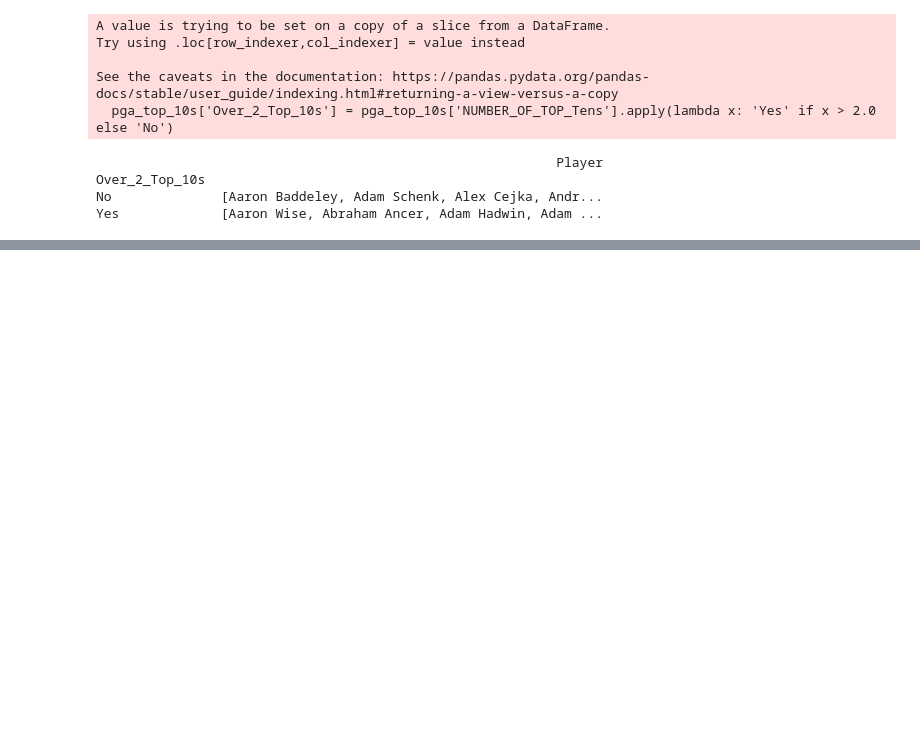
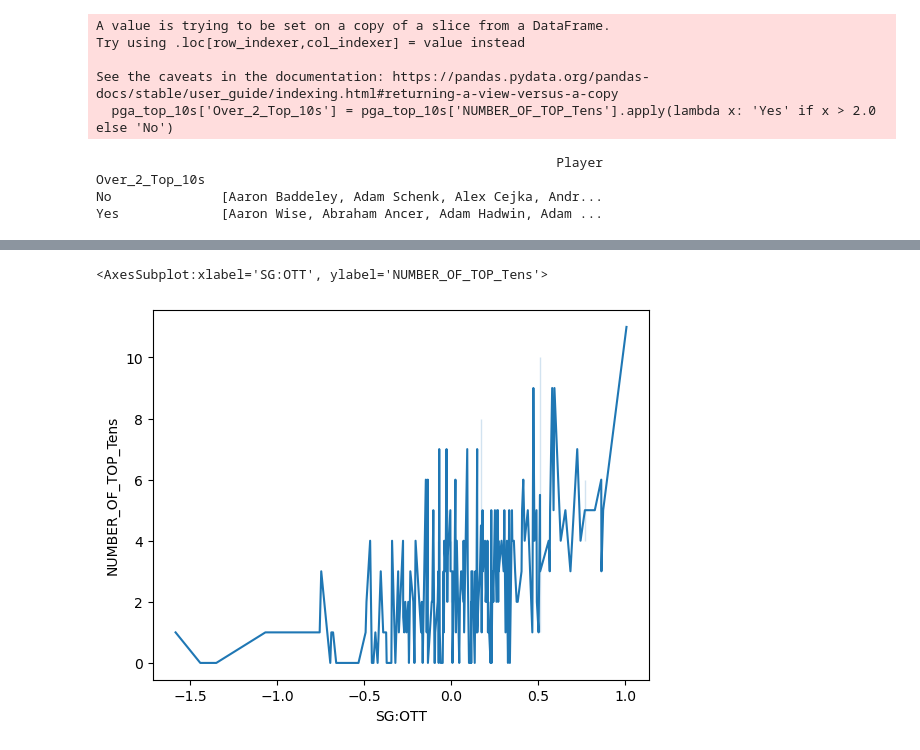
Before and after one commit to grooveyryan/UCDPA_KevinRyan, a Jupyter notebook: Analysis_and_Visualisation.ipynb, the cells around one changed output, grey strips where cells are left out. Drawn from its saved outputs; the diff is of its cells as text; code cells hidden in the pictures; blank space fills up the shorter version.

```diff
--- a/Analysis.ipynb
+++ b/Analysis_and_Visualisation.ipynb
@@ -344,0 +352,5 @@ Yes             [Aaron Wise, Abraham Ancer, Adam Hadwin, Adam ...
+# %%
+sns.lineplot(data=pga, x='SG:OTT', y='NUMBER_OF_TOP_Tens') # Line graph showing that better Strokes gained off the tee leads to more top 10s
+# %% [output]
+<AxesSubplot:xlabel='SG:OTT', ylabel='NUMBER_OF_TOP_Tens'>
+[figure, added]
```
Also changed, not shown: parts of 2 cells of this notebook.
